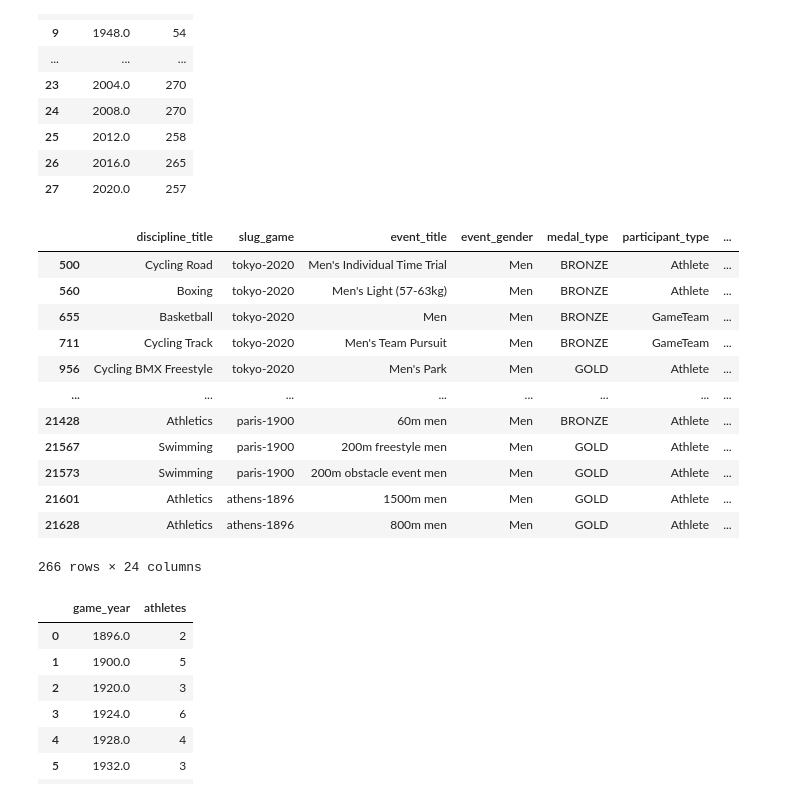
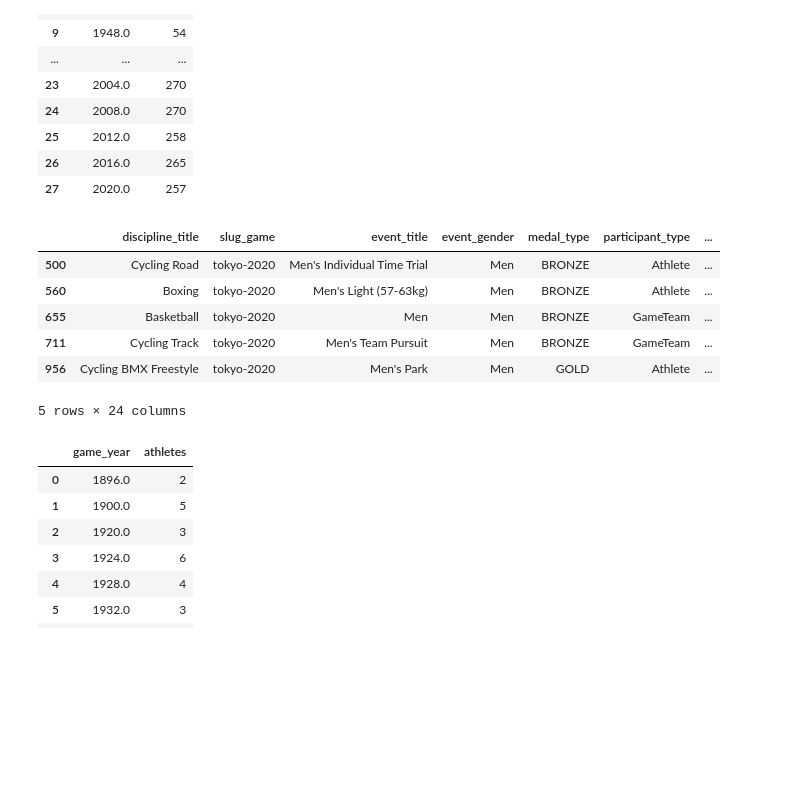
Before and after one commit to Mehdi-212/Brief-JO, a Jupyter notebook: Brief JO/brief_6_part_1/Brief JO.ipynb, the cells around one changed output. Drawn from its saved outputs; the diff is of its cells as text; code cells hidden in the pictures; blank space fills up the shorter version.

```diff
--- a/Brief JO/brief_6_part_1/Brief JO.ipynb
+++ b/Brief JO/brief_6_part_1/Brief JO.ipynb
@@ -169,21 +140,15 @@ athl
 | 27 | 2020.0 | 257 |
 # %%
 medal_men = medal_resultat_host[medal_resultat_host["event_gender"] == "Men"]
-medal_men
+medal_men.head()
 # %% [output]
 |  | discipline_title | slug_game | event_title | event_gender | medal_type | participant_type | ... |
 | 500 | Cycling Road | tokyo-2020 | Men's Individual Time Trial | Men | BRONZE | Athlete | ... |
 | 560 | Boxing | tokyo-2020 | Men's Light (57-63kg) | Men | BRONZE | Athlete | ... |
 | 655 | Basketball | tokyo-2020 | Men | Men | BRONZE | GameTeam | ... |
 | 711 | Cycling Track | tokyo-2020 | Men's Team Pursuit | Men | BRONZE | GameTeam | ... |
 | 956 | Cycling BMX Freestyle | tokyo-2020 | Men's Park | Men | GOLD | Athlete | ... |
-| ... | ... | ... | ... | ... | ... | ... | ... |
-| 21428 | Athletics | paris-1900 | 60m men | Men | BRONZE | Athlete | ... |
-| 21567 | Swimming | paris-1900 | 200m freestyle men | Men | GOLD | Athlete | ... |
-| 21573 | Swimming | paris-1900 | 200m obstacle event men | Men | GOLD | Athlete | ... |
-| 21601 | Athletics | athens-1896 | 1500m men | Men | GOLD | Athlete | ... |
-| 21628 | Athletics | athens-1896 | 800m men | Men | GOLD | Athlete | ... |
-266 rows × 24 columns
+5 rows × 24 columns
 # %%
 men = medal_men.groupby(by=["game_year"]).size().reset_index(name='athletes')
 men
```
Also changed, not shown: parts of 45 cells of this notebook.
